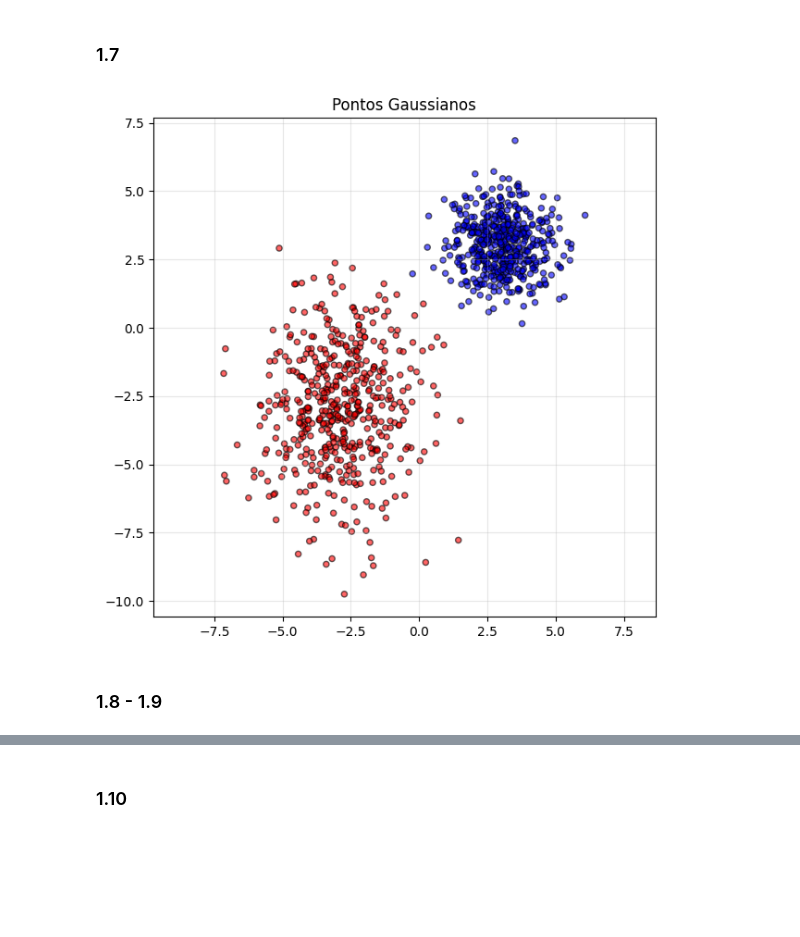
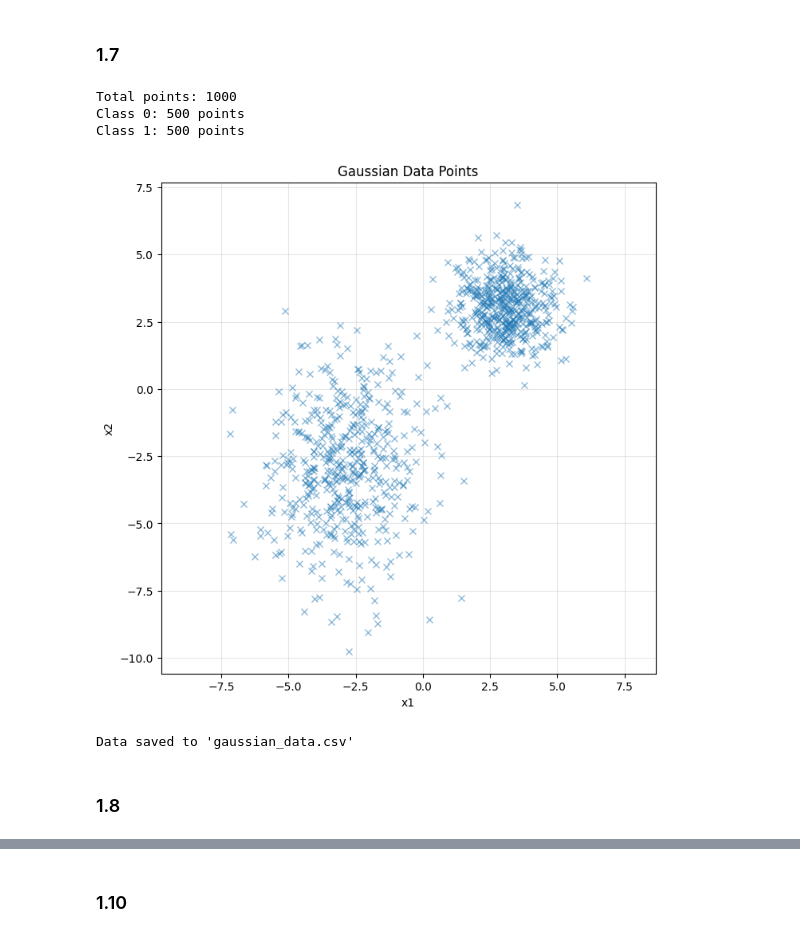
Before and after one commit to AlexRode/IAA, a Jupyter notebook: supervised.ipynb, the cells around one changed output, grey strips where cells are left out. Drawn from its saved outputs; the diff is of its cells as text; code cells hidden in the pictures; blank space fills up the shorter version.

```diff
--- a/supervised.ipynb
+++ b/supervised.ipynb
@@ -193,22 +293,42 @@ Média de épocas até convergência: 983.4 ± 89.2
 # %% [markdown]
 ### 1.7
 # %%
-n = 500
-a = np.random.multivariate_normal([3,3], [[1,0],[0,1]], n)
-b = np.random.multivariate_normal([-3,-3], [[2,0],[0,5]], n)
-a = np.column_stack((a, np.zeros(n)))
-b = np.column_stack((b, np.ones(n)))
-data = np.vstack((a,b))
+mean1 = [3, 3]
+cov1 = [[1, 0], [0, 1]]
+a = np.random.multivariate_normal(mean1, cov1, 500).T
+a = np.vstack([a, np.zeros(500)])
+
+mean2 = [-3, -3]
+cov2 = [[2, 0], [0, 5]]
+b = np.random.multivariate_normal(mean2, cov2, 500).T
+b = np.vstack([b, np.ones(500)])
+
+data = np.hstack([a, b]).T
 np.random.shuffle(data)
 
-plt.figure(figsize=(7,7))
-plt.scatter(data[:,0], data[:,1], c=data[:,2], cmap='bwr', alpha=0.6, s=20, edgecolor='k')
-plt.title('Pontos Gaussianos')
-plt.axis('equal'); plt.grid(alpha=0.3); plt.show()
+print(f"Total points: {len(data)}")
+print(f"Class 0: {np.sum(data[:, 2] == 0)} points")
+print(f"Class 1: {np.sum(data[:, 2] == 1)} points")
 
-np.savetxt("pontos_gaussianos.csv", data, delimiter=",", header="x1,x2,label", comments='')
+x = data[:, 0]
+y = data[:, 1]
+plt.figure(figsize=(8,8))
+plt.plot(x, y, 'x', alpha=0.5)
+plt.xlabel('x1')
+plt.ylabel('x2')
+plt.title('Gaussian Data Points')
+plt.axis('equal')
+plt.grid(alpha=0.3)
+plt.show()
+
+np.savetxt('gaussian_data.csv', data, delimiter=',')
+print("\nData saved to 'gaussian_data.csv'")
 # %% [output]
+Total points: 1000
+Class 0: 500 points
+Class 1: 500 points
-[figure, old version]
+[figure, new version]
+Data saved to 'gaussian_data.csv'
 # %% [markdown]
-### 1.8 - 1.9
+### 1.8
 # %%
```
Also changed, not shown: parts of 14 cells of this notebook.
